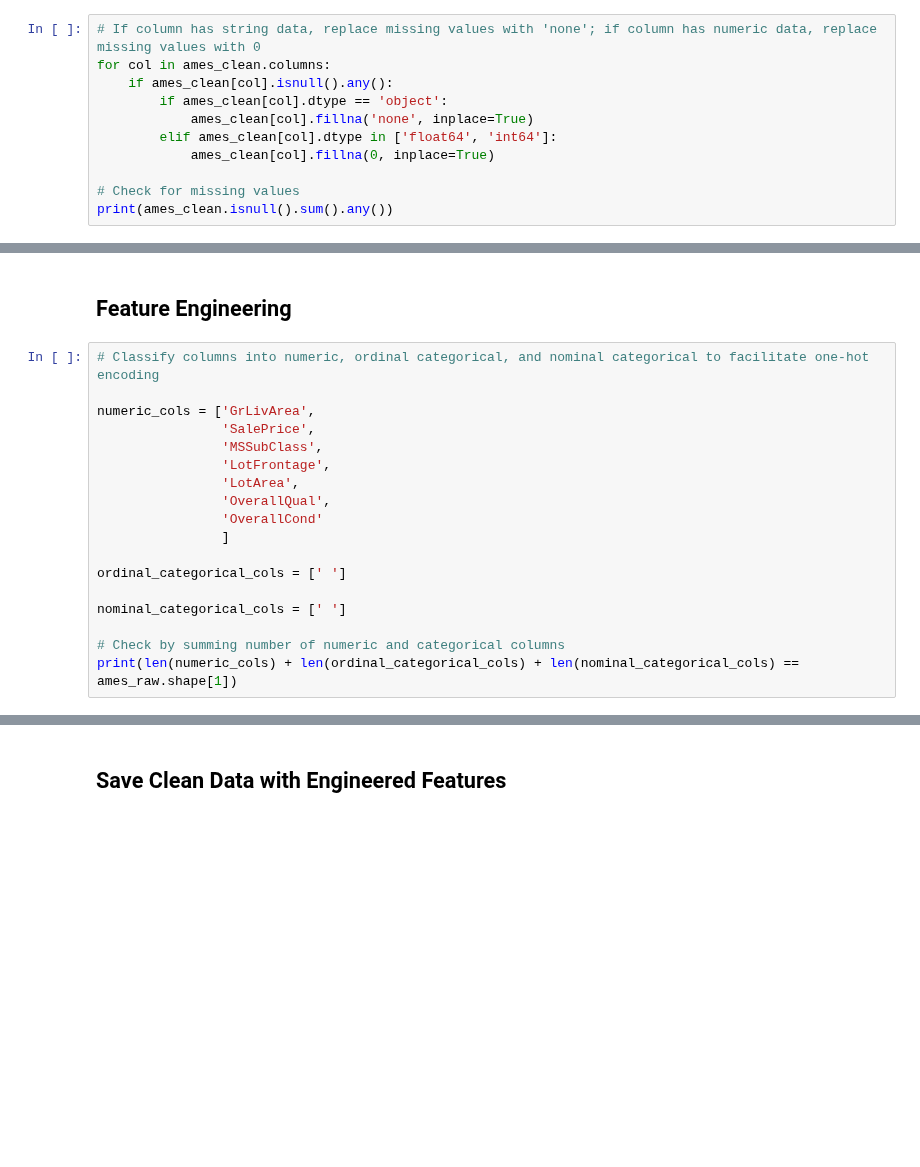
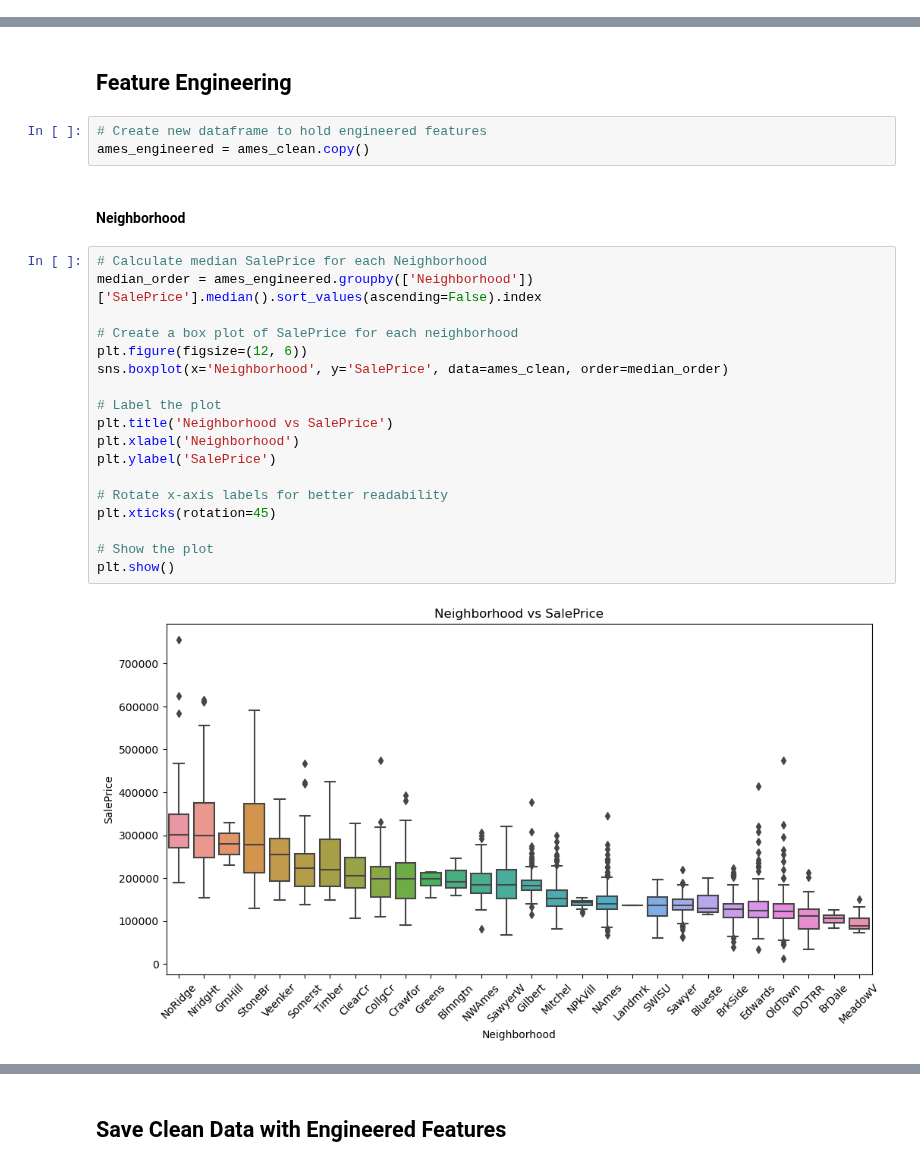
Before and after one commit to bassoonelephant/ames, a Jupyter notebook: 1-ames-clean-and-EDA.ipynb, the cells around one changed output, grey strips where cells are left out. Saved outputs shown, nothing was run; the diff lists cells and outputs as text; blank space fills up the shorter version.

```diff
--- a/1-ames-clean-and-EDA.ipynb
+++ b/1-ames-clean-and-EDA.ipynb
@@ -178,11 +168,0 @@ if
-# %%
-# If column has string data, replace missing values with 'none'; if column has numeric data, replace missing values with 0
-for col in ames_clean.columns:
-    if ames_clean[col].isnull().any():
-        if ames_clean[col].dtype == 'object':
-            ames_clean[col].fillna('none', inplace=True)
-        elif ames_clean[col].dtype in ['float64', 'int64']:
-            ames_clean[col].fillna(0, inplace=True)
-
-# Check for missing values
-print(ames_clean.isnull().sum().any())
@@ -191,20 +205,27 @@ False
 # %% [markdown]
 ## Feature Engineering
-# %%
-# Classify columns into numeric, ordinal categorical, and nominal categorical to facilitate one-hot encoding
-
-numeric_cols = ['GrLivArea',
-                'SalePrice',
-                'MSSubClass',
-                'LotFrontage',
-                'LotArea',
-                'OverallQual',
-                'OverallCond'
-                ]
-
-ordinal_categorical_cols = [' ']
-
-nominal_categorical_cols = [' ']
-
-# Check by summing number of numeric and categorical columns
-print(len(numeric_cols) + len(ordinal_categorical_cols) + len(nominal_categorical_cols) == ames_raw.shape[1])
+# %%
+# Create new dataframe to hold engineered features
+ames_engineered = ames_clean.copy()
+# %% [markdown]
+#### Neighborhood
+# %%
+# Calculate median SalePrice for each Neighborhood
+median_order = ames_engineered.groupby(['Neighborhood'])['SalePrice'].median().sort_values(ascending=False).index
+
+# Create a box plot of SalePrice for each neighborhood
+plt.figure(figsize=(12, 6))
+sns.boxplot(x='Neighborhood', y='SalePrice', data=ames_clean, order=median_order)
+
+# Label the plot
+plt.title('Neighborhood vs SalePrice')
+plt.xlabel('Neighborhood')
+plt.ylabel('SalePrice')
+
+# Rotate x-axis labels for better readability
+plt.xticks(rotation=45)
+
+# Show the plot
+plt.show()
+# %% [output]
+[figure, added]
```
Also changed, not shown: parts of 20 cells of this notebook.
